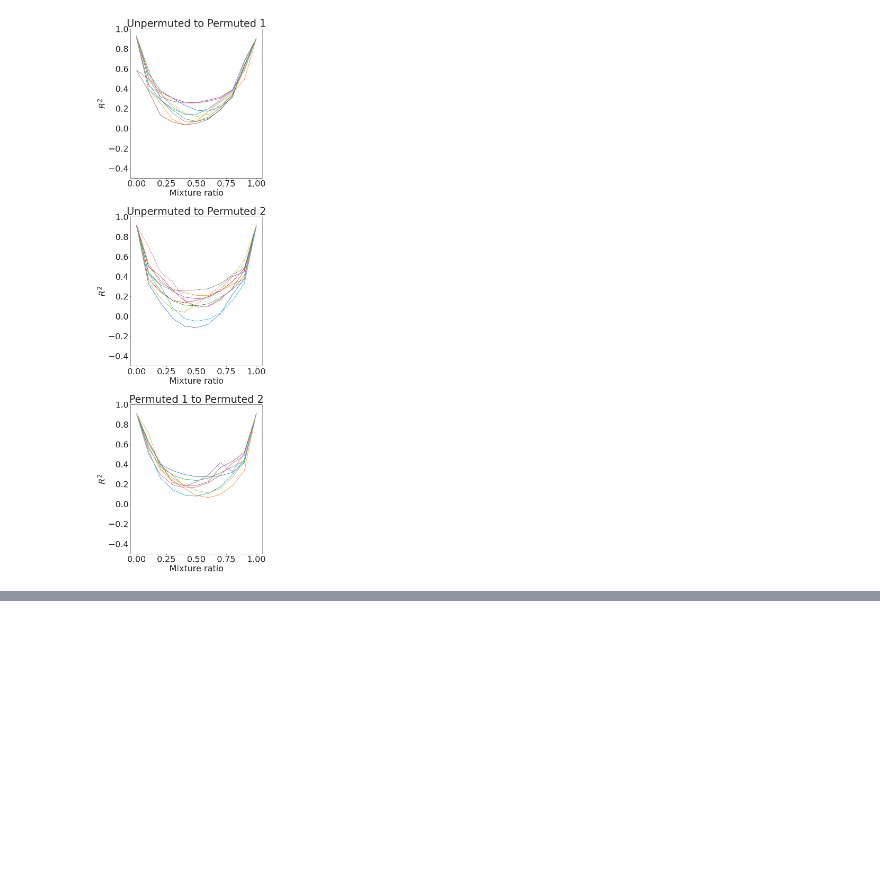
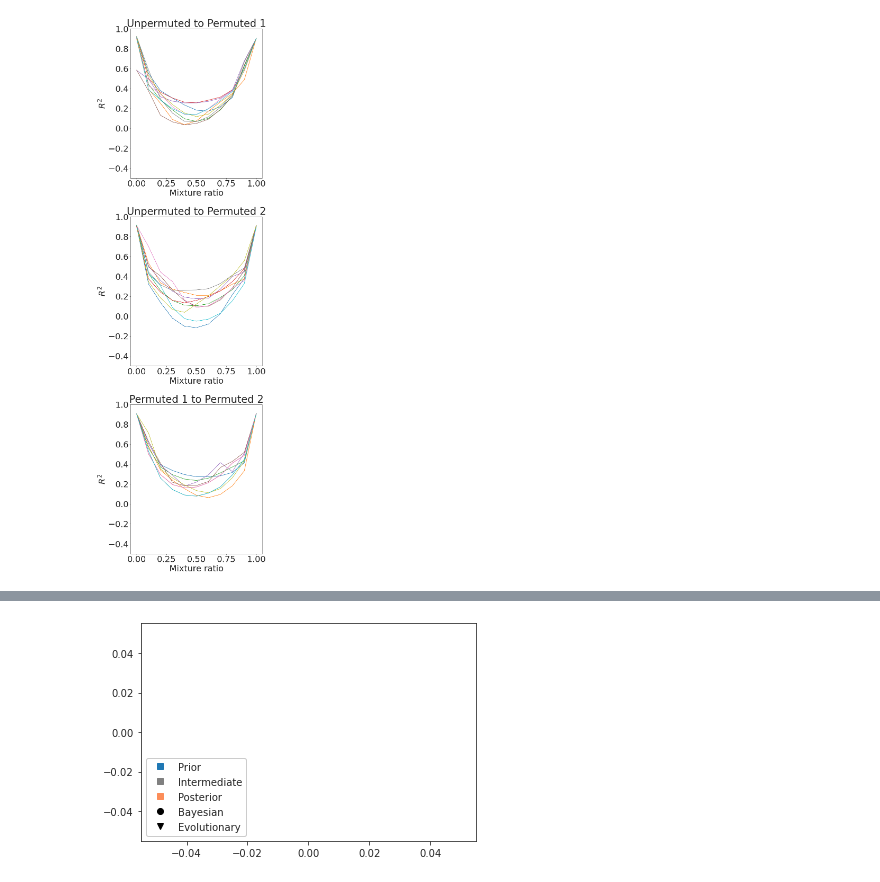
Before and after one commit to vetleser/BayesianGEM, a Jupyter notebook: code/visualization_for_manuscript.ipynb, the cells around one changed output, grey strips where cells are left out. Saved outputs shown, nothing was run; the diff lists cells and outputs as text; code cells hidden in the pictures; blank space fills up the shorter version.

```diff
--- a/code/visualization_for_manuscript.ipynb
+++ b/code/visualization_for_manuscript.ipynb
@@ -675,0 +780,11 @@ plt.show()
+# %%
+fig = plt.figure()
+colors = ['#1f78b4', 'grey', '#fc8d59']
+labels = ["Prior", "Intermediate", 'Posterior'] + ['Bayesian', "Evolutionary"]
+f = lambda m,c: plt.plot([],[],marker=m, color=c, ls="none")[0]
+handles = [f("s", color) for color in colors]
+handles += [f(marker, "k") for marker in markers]
+plt.legend(handles, labels, loc=3, framealpha=1)
+plt.show()
+# %% [output]
+[figure, added]
```
Also changed, not shown: parts of 36 cells of this notebook, 1 other file.
